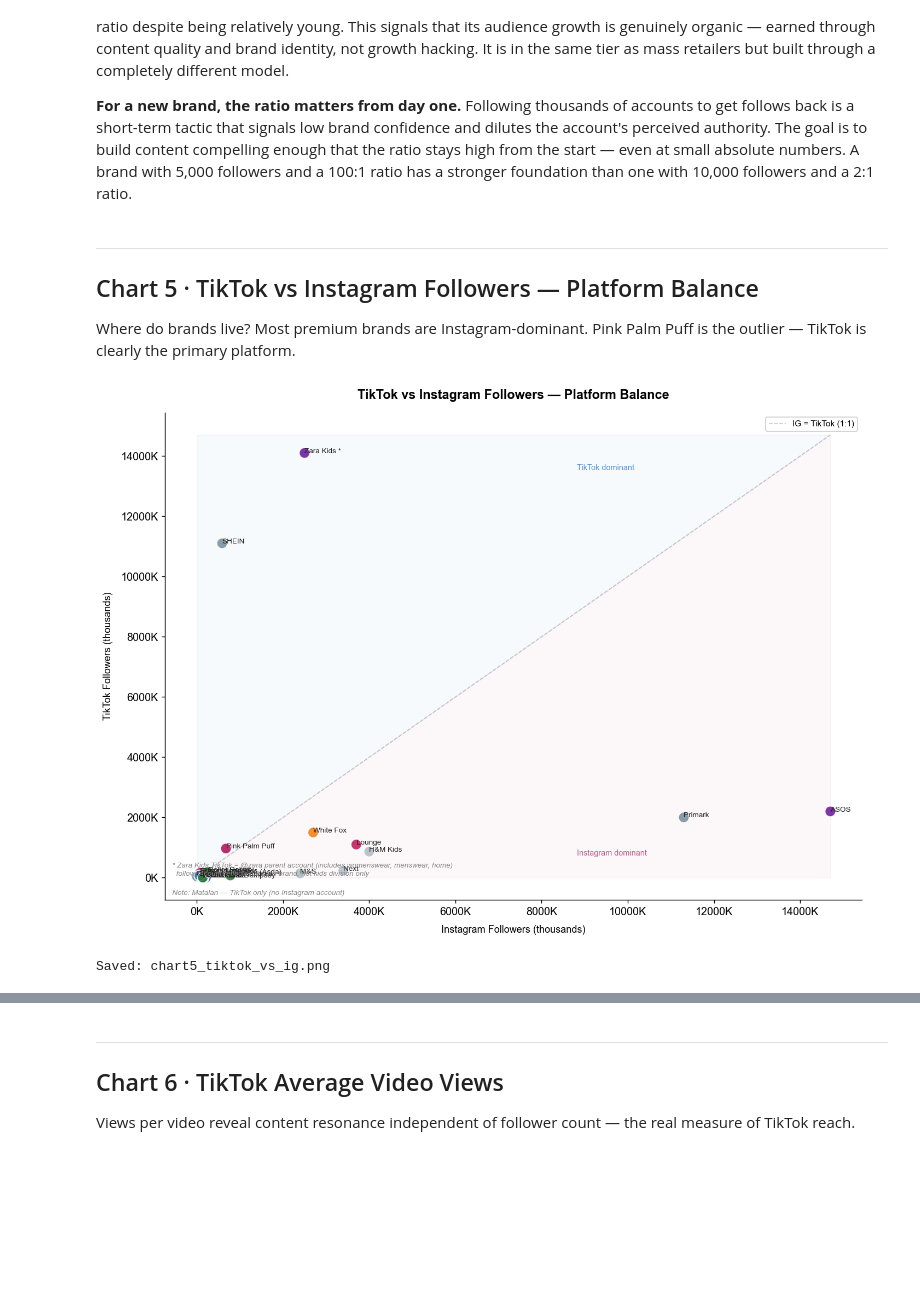
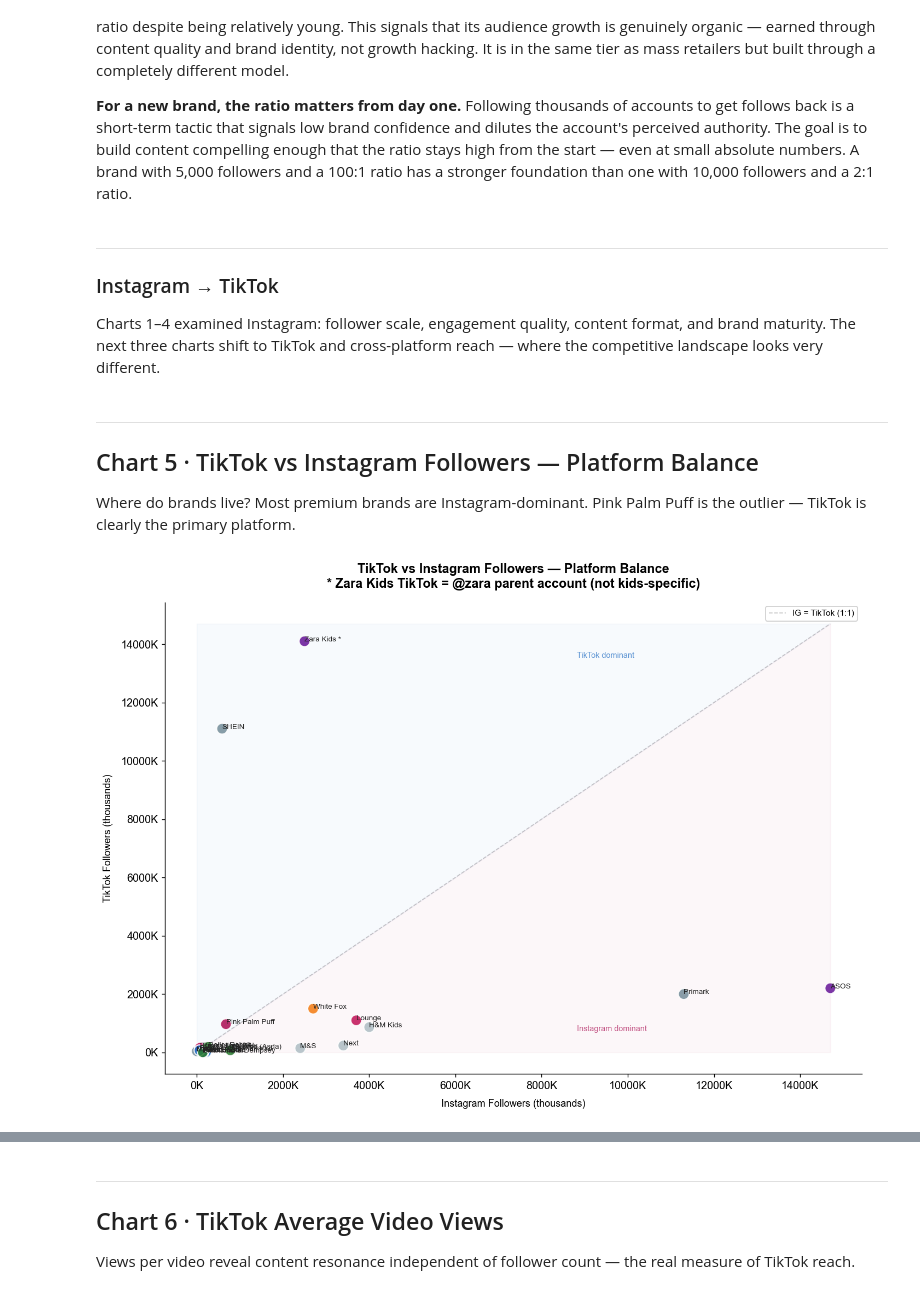
Before and after one commit to rosesparrow/kidswear-market-analysis, a Jupyter notebook: 03_social_analysis/social_metrics.ipynb, the cells around one changed output, grey strips where cells are left out. Saved outputs shown, nothing was run; the diff lists cells and outputs as text; code cells hidden in the pictures; blank space fills up the shorter version.

```diff
--- a/03_social_analysis/social_metrics.ipynb
+++ b/03_social_analysis/social_metrics.ipynb
@@ -93,18 +93,12 @@ print('Libraries loaded ✓')
 Libraries loaded ✓
 # %%
 # ── Load data ──────────────────────────────────────────────────────────────
-import os
+from pathlib import Path
 
-# VS Code sets __vsc_ipynb_file__ to the notebook's full path
-# Fall back to a hardcoded absolute path for standard Jupyter
-try:
-    _nb_dir = os.path.dirname(__vsc_ipynb_file__)
-except NameError:
-    _nb_dir = '/Users/sewabreiler/Documents/kidswear-market-analysis/03_social_analysis'
-
-FILE = os.path.join(_nb_dir, 'data', 'social_media_data_collection_v8.xlsx')
+DATA_DIR = Path('data')
+FILE = DATA_DIR / 'social_media_data_collection_v8.xlsx'
 print(f'Loading from: {FILE}')
-assert os.path.exists(FILE), f'❌ File not found: {FILE}'
+assert FILE.exists(), f'File not found: {FILE}'
 
 ig_raw = pd.read_excel(FILE, sheet_name='Instagram', header=3, nrows=21)
 tt_raw = pd.read_excel(FILE, sheet_name='TikTok',    header=2, nrows=21)
@@ -172,7 +166,7 @@ df['colour'] = df['brand'].map(SEGMENT_COLOUR).fillna('#999999')
 
 unmapped = df[df['colour'] == '#999999']['brand'].tolist()
 if unmapped:
-    print(f'⚠ Unmapped brands (check spelling vs SEGMENT_COLOUR): {unmapped}')
+    print(f'Unmapped brands (check spelling vs SEGMENT_COLOUR): {unmapped}')
 
 print(f'Loaded {len(df)} brands')
 print(df[['brand','ig_followers','tt_followers','eng_rate']].to_string(index=False))
@@ -452,6 +424,11 @@ The follower/following ratio is a brand maturity signal. A high ratio means a br
 **Pink Palm Puff's ratio (~12,291:1)** is the most significant data point for a new brand. It has achieved an elite ratio despite being relatively young. This signals that its audience growth is genuinely organic — earned through content quality and brand identity, not growth hacking. It is in the same tier as mass retailers but built through a completely different model.
 
 **For a new brand, the ratio matters from day one.** Following thousands of accounts to get follows back is a short-term tactic that signals low brand confidence and dilutes the account's perceived authority. The goal is to build content compelling enough that the ratio stays high from the start — even at small absolute numbers. A brand with 5,000 followers and a 100:1 ratio has a stronger foundation than one with 10,000 followers and a 2:1 ratio.
+# %% [markdown]
+---
+### Instagram → TikTok
+
+Charts 1–4 examined Instagram: follower scale, engagement quality, content format, and brand maturity. The next three charts shift to TikTok and cross-platform reach — where the competitive landscape looks very different.
 # %% [markdown]
 ---
 ## Chart 5 · TikTok vs Instagram Followers — Platform Balance
@@ -460,8 +437,6 @@ Where do brands live? Most premium brands are Instagram-dominant. Pink Palm Puff
 fig, ax = plt.subplots(figsize=(11, 8))
 
 d = df.copy()
-
-# Display Zara Kids TikTok as parent account in this chart
 d['display_brand'] = d['brand'].replace({'Zara Kids': 'Zara Kids *'})
 
 ax.scatter(
@@ -502,40 +477,34 @@ label_offsets = {
     'Lounge':            ( 20,  15),
     'Brandy Melville':   ( 20, -25),
     'SHEIN':             ( 20,  15),
     'Primark':           ( 20,  20),
     'George (Asda)':     ( 20, -25),
     'Matalan':           ( 20,  15),
 }
 
 for _, row in d.iterrows():
     ig_val = (row['ig_followers'] if pd.notna(row['ig_followers']) else 0) / 1e3
     tt_val = (row['tt_followers'] if pd.notna(row['tt_followers']) else 0) / 1e3
     ox, oy = label_offsets.get(row['brand'], (15, 15))
     ax.annotate(
         row['display_brand'],
         xy=(ig_val, tt_val),
         xytext=(ig_val + ox / 40, tt_val + oy / 40),
         fontsize=7.5,
         color='#222222'
     )
 
 ax.set_xlabel('Instagram Followers (thousands)', labelpad=8)
 ax.set_ylabel('TikTok Followers (thousands)', labelpad=8)
-ax.set_title('TikTok vs Instagram Followers — Platform Balance', pad=14)
+ax.set_title('TikTok vs Instagram Followers — Platform Balance\n'
+             '* Zara Kids TikTok = @zara parent account (not kids-specific)',
+             fontsize=13, fontweight='bold', pad=15)
 ax.xaxis.set_major_formatter(mticker.FuncFormatter(lambda x, _: f'{x:.0f}K'))
 ax.yaxis.set_major_formatter(mticker.FuncFormatter(lambda x, _: f'{x:.0f}K'))
-
-ax.text(0.01, 0.05, '* Zara Kids TikTok = @zara parent account (includes womenswear, menswear, home)\n  follower count reflects full Zara brand, not kids division only',
-        transform=ax.transAxes, fontsize=7.5, color='#888888', style='italic')
-ax.text(0.01, 0.01, 'Note: Matalan — TikTok only (no Instagram account)',
-        transform=ax.transAxes, fontsize=7.5, color='#888888', style='italic')
 
 ax.legend(fontsize=8.5, framealpha=0.9, edgecolor='#cccccc')
 
 plt.tight_layout()
-plt.savefig('chart5_tiktok_vs_ig.png')
 plt.show()
-print('Saved: chart5_tiktok_vs_ig.png')
 # %% [output]
-[figure, old version]
+[figure, new version]
-Saved: chart5_tiktok_vs_ig.png
```
Also changed, not shown: parts of 13 cells of this notebook, 21 other files.
